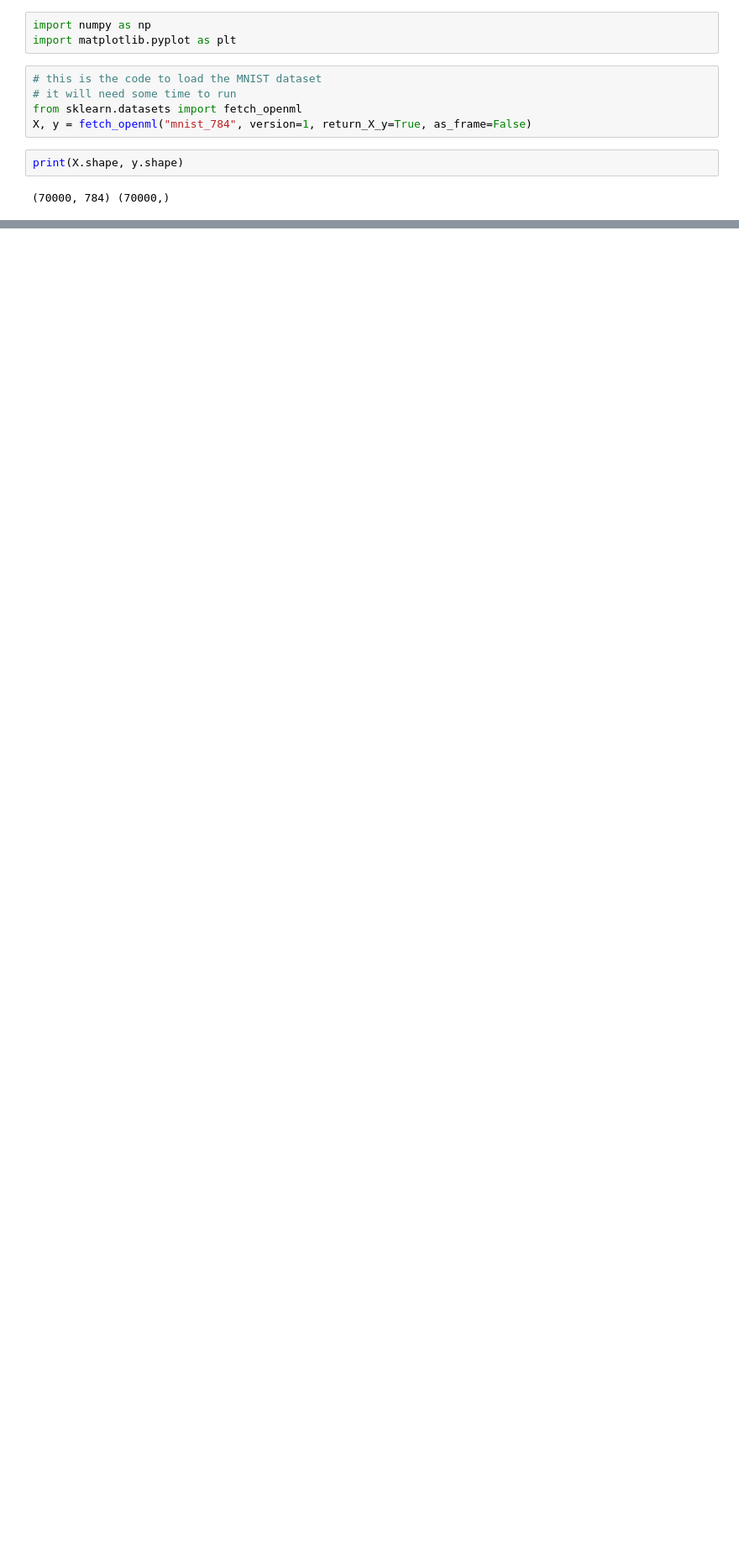
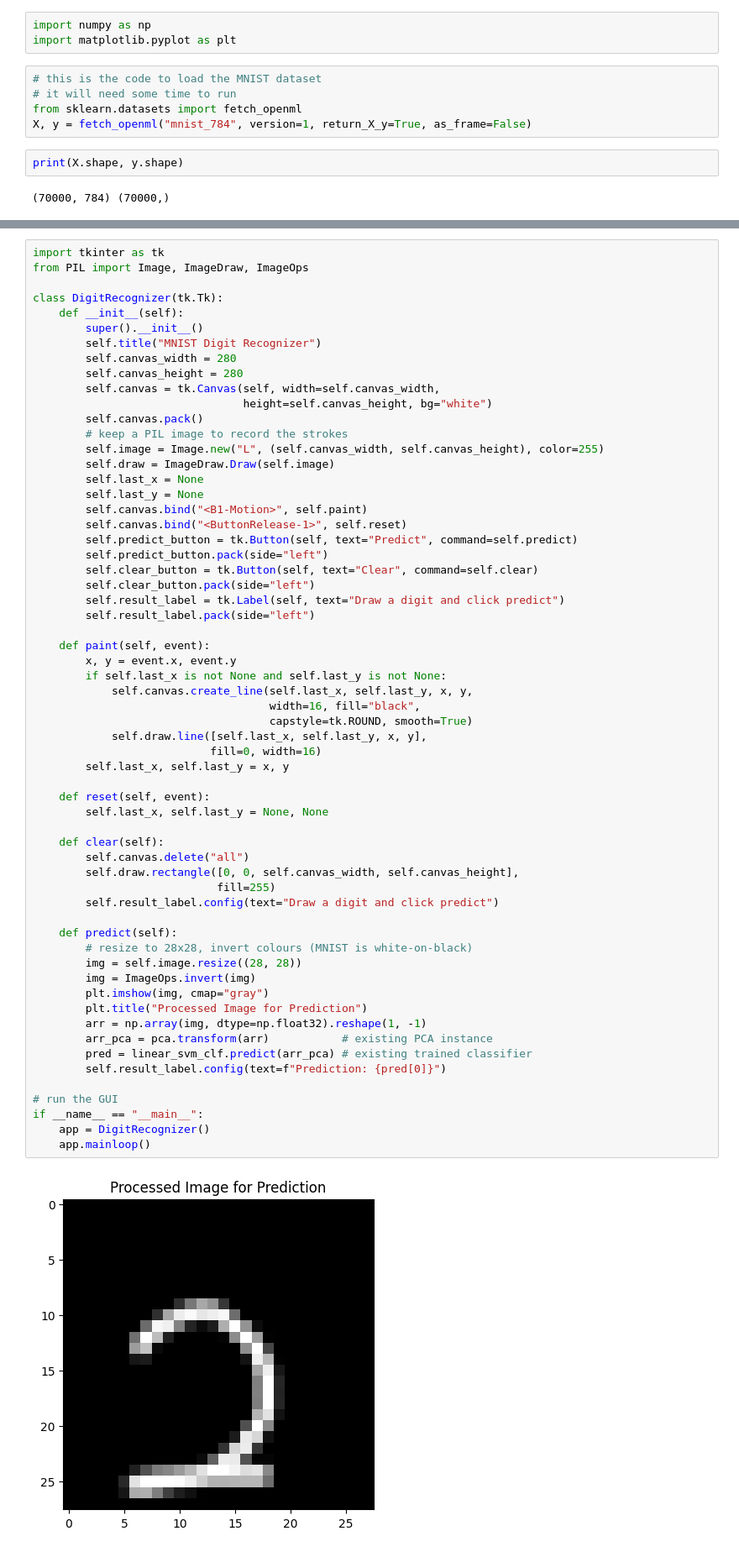
Before and after one commit to tabirako/College-Stuffs, a Jupyter notebook: PCM/mnist_pcm_svm.ipynb, the cells around one changed output, grey strips where cells are left out. Shown at 84% size. Drawn from its saved outputs; the diff is of its cells as text; blank space fills up the shorter version.

```diff
--- a/PCM/mnist_pcm_svm.ipynb
+++ b/PCM/mnist_pcm_svm.ipynb
@@ -44,0 +121,63 @@ print(X_test_pca.shape, y_test.shape)
+# %%
+import tkinter as tk
+from PIL import Image, ImageDraw, ImageOps
+
+class DigitRecognizer(tk.Tk):
+    def __init__(self):
+        super().__init__()
+        self.title("MNIST Digit Recognizer")
+        self.canvas_width = 280
+        self.canvas_height = 280
+        self.canvas = tk.Canvas(self, width=self.canvas_width,
+                                height=self.canvas_height, bg="white")
+        self.canvas.pack()
+        # keep a PIL image to record the strokes
+        self.image = Image.new("L", (self.canvas_width, self.canvas_height), color=255)
+        self.draw = ImageDraw.Draw(self.image)
+        self.last_x = None
+        self.last_y = None
+        self.canvas.bind("<B1-Motion>", self.paint)
+        self.canvas.bind("<ButtonRelease-1>", self.reset)
+        self.predict_button = tk.Button(self, text="Predict", command=self.predict)
+        self.predict_button.pack(side="left")
+        self.clear_button = tk.Button(self, text="Clear", command=self.clear)
+        self.clear_button.pack(side="left")
+        self.result_label = tk.Label(self, text="Draw a digit and click predict")
+        self.result_label.pack(side="left")
+
+    def paint(self, event):
+        x, y = event.x, event.y
+        if self.last_x is not None and self.last_y is not None:
+            self.canvas.create_line(self.last_x, self.last_y, x, y,
+                                    width=16, fill="black",
+                                    capstyle=tk.ROUND, smooth=True)
+            self.draw.line([self.last_x, self.last_y, x, y],
+                           fill=0, width=16)
+        self.last_x, self.last_y = x, y
+
+    def reset(self, event):
+        self.last_x, self.last_y = None, None
+
+    def clear(self):
+        self.canvas.delete("all")
+        self.draw.rectangle([0, 0, self.canvas_width, self.canvas_height],
+                            fill=255)
+        self.result_label.config(text="Draw a digit and click predict")
+
+    def predict(self):
+        # resize to 28x28, invert colours (MNIST is white-on‑black)
+        img = self.image.resize((28, 28))
+        img = ImageOps.invert(img)
+        plt.imshow(img, cmap="gray")
+        plt.title("Processed Image for Prediction")
+        arr = np.array(img, dtype=np.float32).reshape(1, -1)
+        arr_pca = pca.transform(arr)           # existing PCA instance
+        pred = linear_svm_clf.predict(arr_pca) # existing trained classifier
+        self.result_label.config(text=f"Prediction: {pred[0]}")
+
+# run the GUI
+if __name__ == "__main__":
+    app = DigitRecognizer()
+    app.mainloop()
+# %% [output]
+[figure, added]
```
Also changed, not shown: parts of 4 cells of this notebook.
